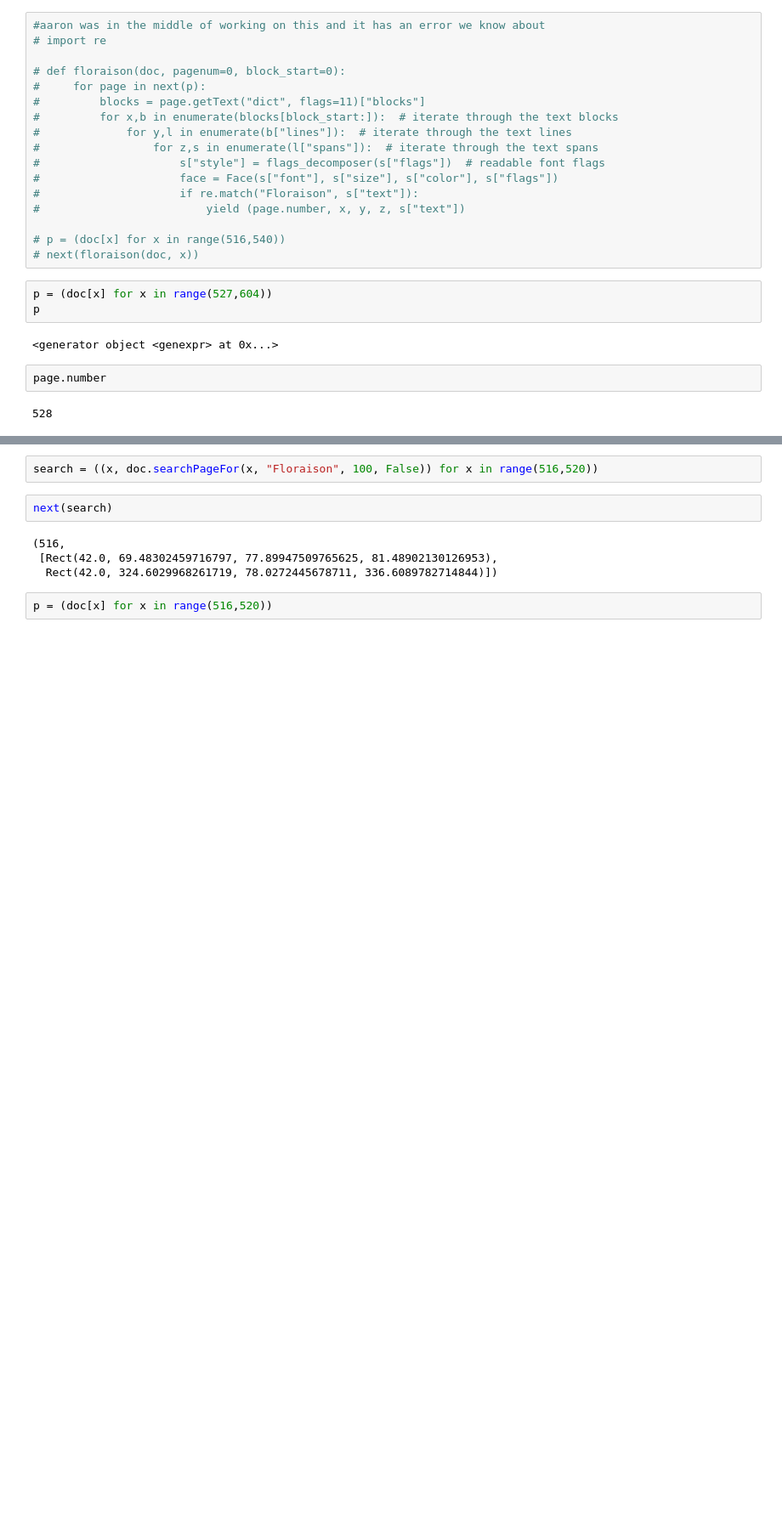
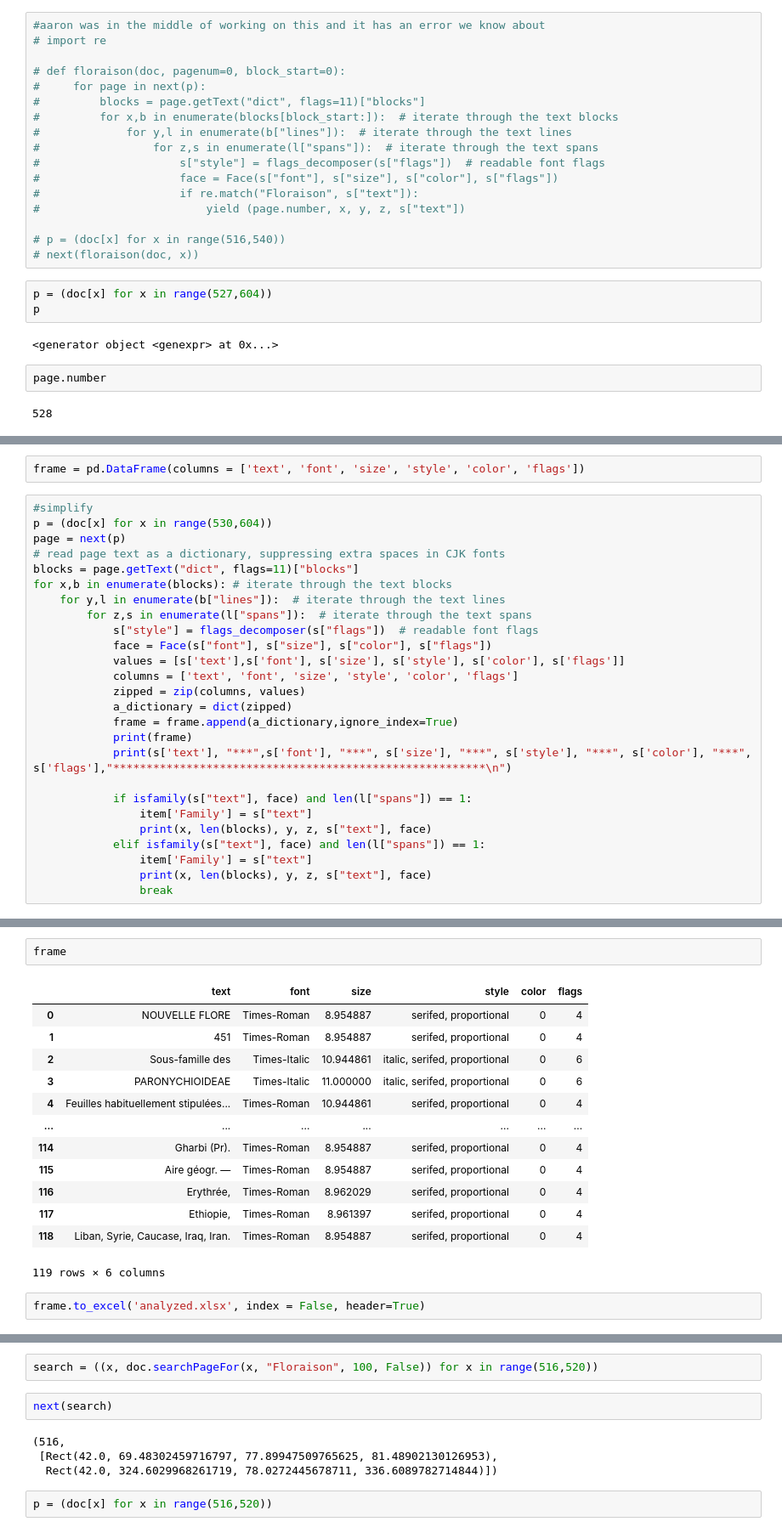
Before and after one commit to aculich/extract-flora, a Jupyter notebook: extract-flora-lucywan.ipynb, the cells around one changed output, grey strips where cells are left out. Shown: that part at 85% size. Saved outputs shown, nothing was run; the diff lists cells and outputs as text; blank space fills up the shorter version.

Commit message:
spans dataframe

```diff
--- a/extract-flora-lucywan.ipynb
+++ b/extract-flora-lucywan.ipynb
@@ -139,0 +182,28 @@ page.number
+# %%
+frame = pd.DataFrame(columns = ['text', 'font', 'size', 'style', 'color', 'flags'])
+# %%
+#simplify
+p = (doc[x] for x in range(530,604))
+page = next(p)
+# read page text as a dictionary, suppressing extra spaces in CJK fonts
+blocks = page.getText("dict", flags=11)["blocks"]
+for x,b in enumerate(blocks): # iterate through the text blocks
+    for y,l in enumerate(b["lines"]):  # iterate through the text lines
+        for z,s in enumerate(l["spans"]):  # iterate through the text spans
+            s["style"] = flags_decomposer(s["flags"])  # readable font flags
+            face = Face(s["font"], s["size"], s["color"], s["flags"])
+            values = [s['text'],s['font'], s['size'], s['style'], s['color'], s['flags']]
+            columns = ['text', 'font', 'size', 'style', 'color', 'flags']
+            zipped = zip(columns, values)
+            a_dictionary = dict(zipped)
+            frame = frame.append(a_dictionary,ignore_index=True)
+            print(frame)
+            print(s['text'], "***",s['font'], "***", s['size'], "***", s['style'], "***", s['color'], "***", s['flags'],"********************************************************\n")
+
+            if isfamily(s["text"], face) and len(l["spans"]) == 1:
+                item['Family'] = s["text"]
+                print(x, len(blocks), y, z, s["text"], face)
+            elif isfamily(s["text"], face) and len(l["spans"]) == 1:
+                item['Family'] = s["text"]
+                print(x, len(blocks), y, z, s["text"], face)
+                break
@@ -139,0 +228,18 @@ page.number
+# %%
+frame
+# %% [output]
+|  | text | font | size | style | color | flags |
+| 0 | NOUVELLE FLORE | Times-Roman | 8.954887 | serifed, proportional | 0 | 4 |
+| 1 | 451 | Times-Roman | 8.954887 | serifed, proportional | 0 | 4 |
+| 2 | Sous-famille des | Times-Italic | 10.944861 | italic, serifed, proportional | 0 | 6 |
+| 3 | PARONYCHIOIDEAE | Times-Italic | 11.000000 | italic, serifed, proportional | 0 | 6 |
+| 4 | Feuilles habituellement stipulées... | Times-Roman | 10.944861 | serifed, proportional | 0 | 4 |
+| ... | ... | ... | ... | ... | ... | ... |
+| 114 | Gharbi (Pr). | Times-Roman | 8.954887 | serifed, proportional | 0 | 4 |
+| 115 | Aire géogr. — | Times-Roman | 8.954887 | serifed, proportional | 0 | 4 |
+| 116 | Erythrée, | Times-Roman | 8.962029 | serifed, proportional | 0 | 4 |
+| 117 | Ethiopie, | Times-Roman | 8.961397 | serifed, proportional | 0 | 4 |
+| 118 | Liban, Syrie, Caucase, Iraq, Iran. | Times-Roman | 8.954887 | serifed, proportional | 0 | 4 |
+119 rows × 6 columns
+# %%
+frame.to_excel('analyzed.xlsx', index = False, header=True)
```
Also changed, not shown: parts of 7 cells of this notebook, 2 other files.
